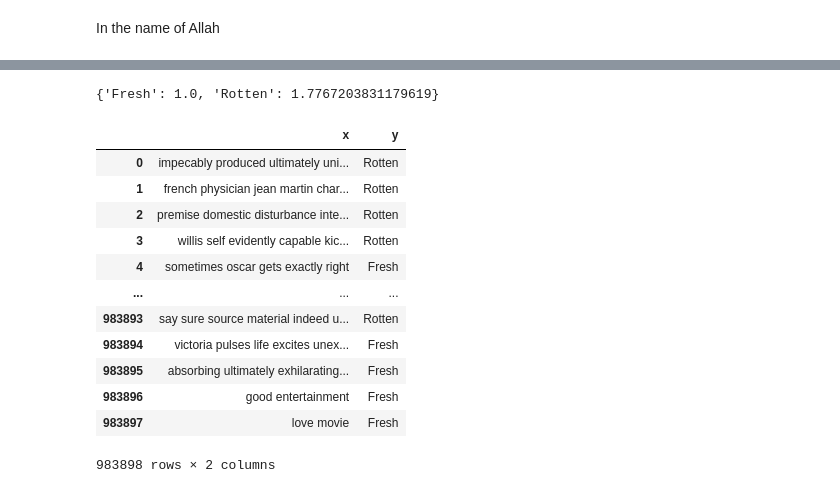
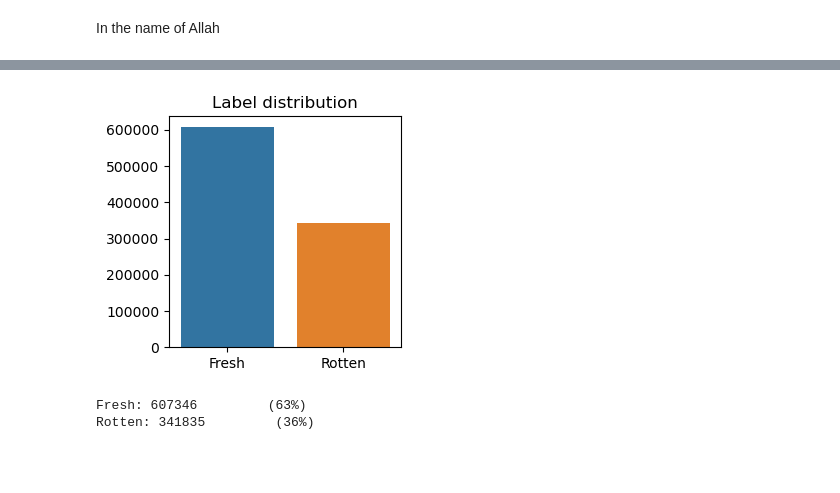
Before and after one commit to MMovasaghi/SentiMovie, a Jupyter notebook: code/instance_selection_and_partitioning.ipynb, the cells around one changed output, grey strips where cells are left out. Drawn from its saved outputs; the diff is of its cells as text; code cells hidden in the pictures; blank space fills up the shorter version.

```diff
--- a/code/instance_selection_and_partitioning.ipynb
+++ b/code/instance_selection_and_partitioning.ipynb
@@ -2,0 +11,5 @@ In the name of Allah
+# %%
+reviews = pd.read_csv('./../data/normalized_data.csv')
+reviews = reviews[['review_type', 'review_content']]
+movies = pd.read_csv('./../data/final_normalized_movie.csv')
+movies = movies[['movie_title', 'review_type', 'review_content', 'my_score']]
@@ -514 +557,8 @@ ih = Imbalance_Handling()
+# %%
+ih = imbalance_handling()
+ih.print_statistic(reviews)
+# %% [output]
+[figure, added]
+Fresh: 607346         (63%)
+Rotten: 341835         (36%)
 # %%
@@ -517,18 +567,0 @@ with open('/content/dataset/reviews/train.pkl', 'rb') as f:
-# %%
-train_df = ih.Upsample_less_number_class(train_data['x'], train_data['y'])
-train_df
-# %% [output]
-{'Fresh': 1.0, 'Rotten': 1.7767203831179619}
-|  | x | y |
-| 0 | impecably produced ultimately uni... | Rotten |
-| 1 | french physician jean martin char... | Rotten |
-| 2 | premise domestic disturbance inte... | Rotten |
-| 3 | willis self evidently capable kic... | Rotten |
-| 4 | sometimes oscar gets exactly right | Fresh |
-| ... | ... | ... |
-| 983893 | say sure source material indeed u... | Rotten |
-| 983894 | victoria pulses life excites unex... | Fresh |
-| 983895 | absorbing ultimately exhilarating... | Fresh |
-| 983896 | good entertainment | Fresh |
-| 983897 | love movie | Fresh |
-983898 rows × 2 columns
```
Also changed, not shown: parts of 32 cells of this notebook, 2 other files.
